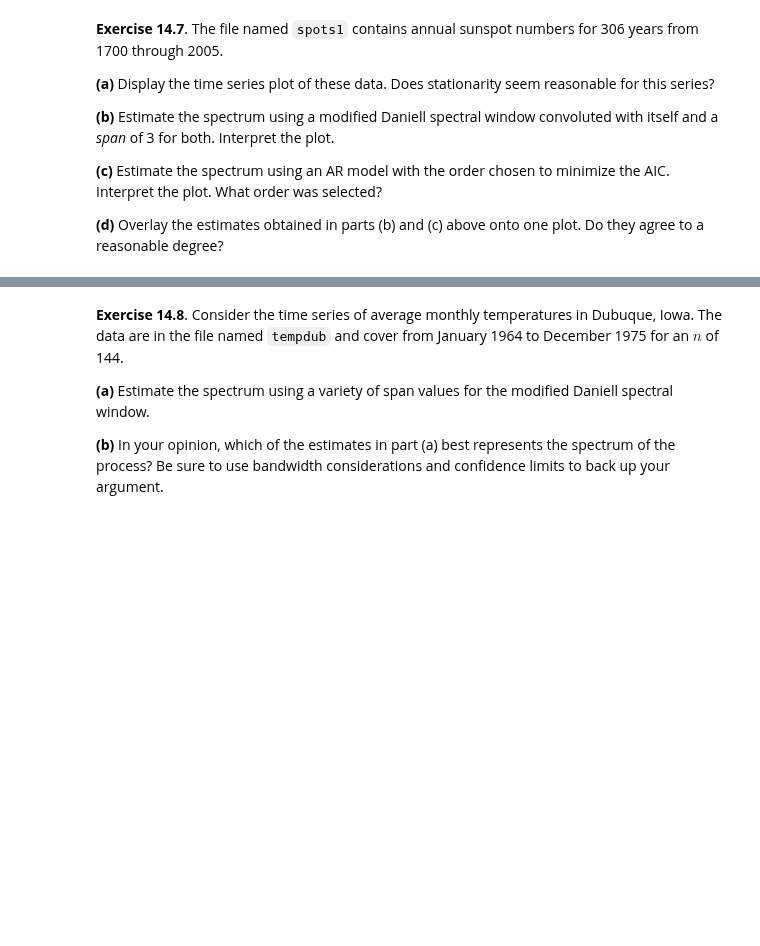
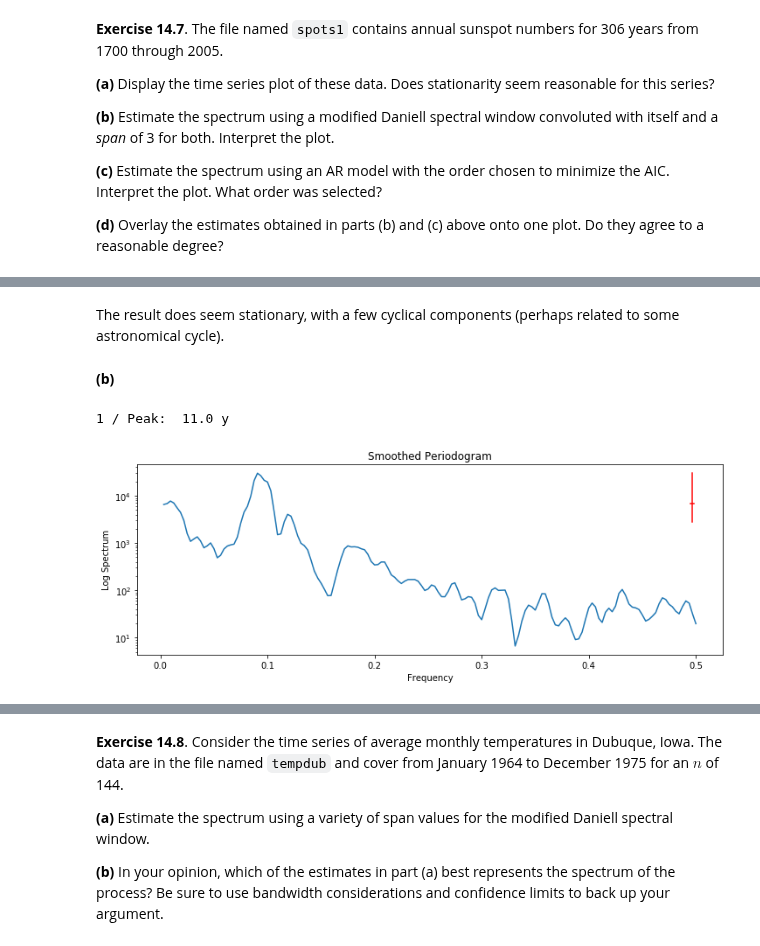
Before and after one commit to telmo-correa/time-series-analysis, a Jupyter notebook: Python/Chapter 14 (Ex 01 - 10) - Estimating the Spectrum.ipynb, the cells around one changed output, grey strips where cells are left out. Cells and saved outputs as stored; diff of their text form; code cells hidden in the pictures; blank space fills up the shorter version.

Commit message:
Update exercises with ADF and support for Python's spec_ar

```diff
--- a/Python/Chapter 14 (Ex 01 - 10) - Estimating the Spectrum.ipynb
+++ b/Python/Chapter 14 (Ex 01 - 10) - Estimating the Spectrum.ipynb
@@ -349,0 +364,12 @@ res = spec_pgram(Y, spans=[11], plot=True)
+# %% [markdown]
+The result does seem stationary, with a few cyclical components (perhaps related to some astronomical cycle).
+# %% [markdown]
+**(b)**
+# %%
+plt.figure(figsize=(12, 4))
+s1 = spec_pgram(Y, spans=[3, 3], taper=0.1, plot=True)
+
+print('1 / Peak: ', round(1/s1['freq'][np.argmax(s1['spec'])], 1), 'y')
+# %% [output]
+1 / Peak:  11.0 y
+[figure, added]
```
Also changed, not shown: parts of 54 cells of this notebook, 1 other file.
